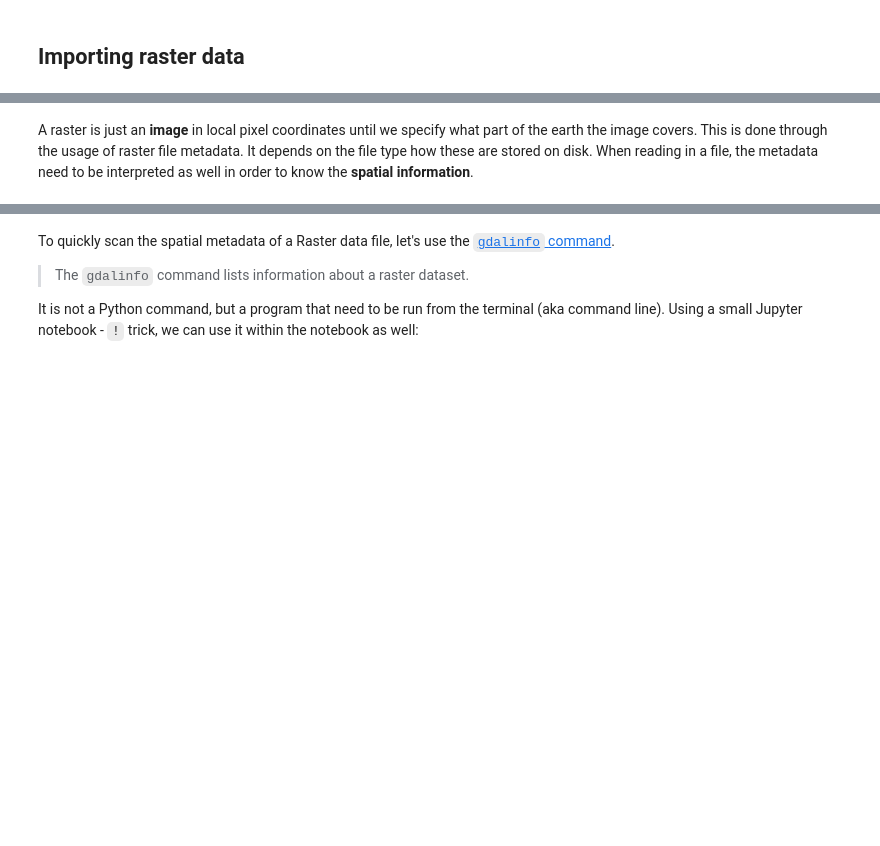
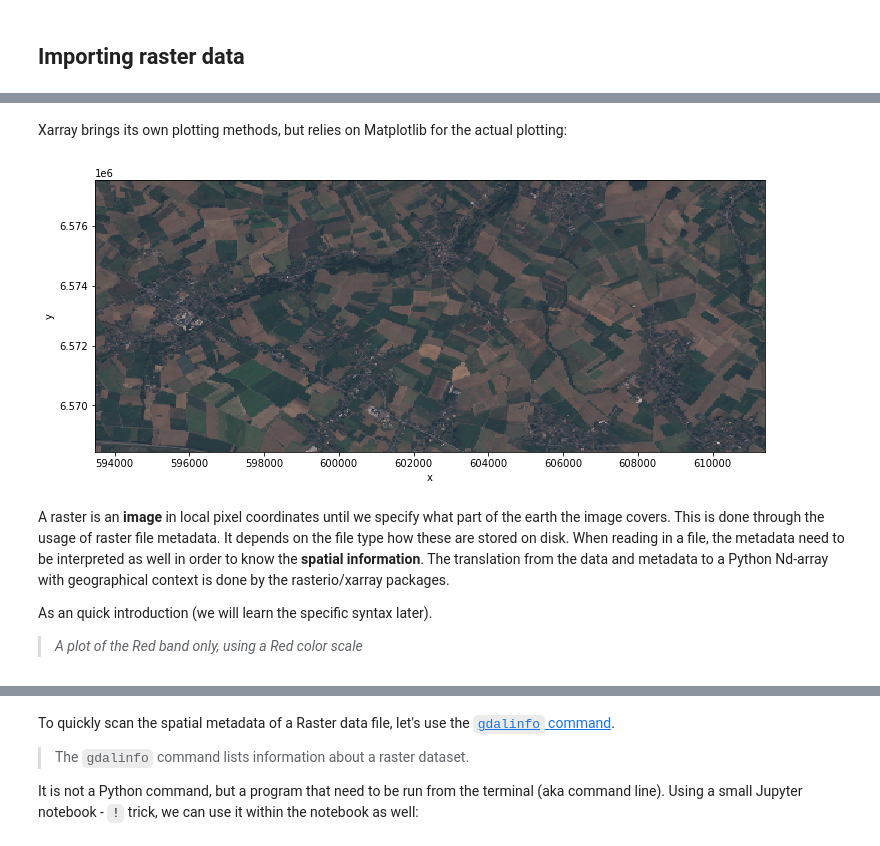
Before and after one commit to jorisvandenbossche/course-python-geospatial, a Jupyter notebook: notebooks/10-introduction-raster.ipynb, the cells around one changed output, grey strips where cells are left out. Saved outputs shown, nothing was run; the diff lists cells and outputs as text; code cells hidden in the pictures; blank space fills up the shorter version.

Commit message:
Xarray refactor: intro raster and intro+advanced xarray (#3)

```diff
--- a/notebooks/10-introduction-raster.ipynb
+++ b/notebooks/10-introduction-raster.ipynb
@@ -39,0 +49,3 @@ with rasterio.open(file_herstappe) as src:
+# %%
+herstappe = xr.open_rasterio(file_herstappe)
+herstappe
@@ -40,2 +71,13 @@ with rasterio.open(file_herstappe) as src:
+# %% [markdown]
+Xarray brings its own plotting methods, but relies on Matplotlib for the actual plotting:
+# %%
+ax = herstappe.plot.imshow(figsize=(12, 5))
+#ax.axes.set_aspect('equal')  # adjust the ratio of y-unit to x-unit, using 'esual' uses the same scaling for x and y,
+# %% [output]
+[figure, added]
 # %% [markdown]
-A raster is just an __image__ in local pixel coordinates until we specify what part of the earth the image covers. This is done through the usage of raster file metadata. It depends on the file type how these are stored on disk. When reading in a file, the metadata need to be interpreted as well in order to know the __spatial information__.
+A raster is an __image__ in local pixel coordinates until we specify what part of the earth the image covers. This is done through the usage of raster file metadata. It depends on the file type how these are stored on disk. When reading in a file, the metadata need to be interpreted as well in order to know the __spatial information__. The translation from the data and metadata to a Python Nd-array with geographical context is done by the rasterio/xarray packages.
+
+As an quick introduction (we will learn the specific syntax later).
+
+> _A plot of the Red band only, using a Red color scale_
```
Also changed, not shown: parts of 92 cells of this notebook, 25 other files.
